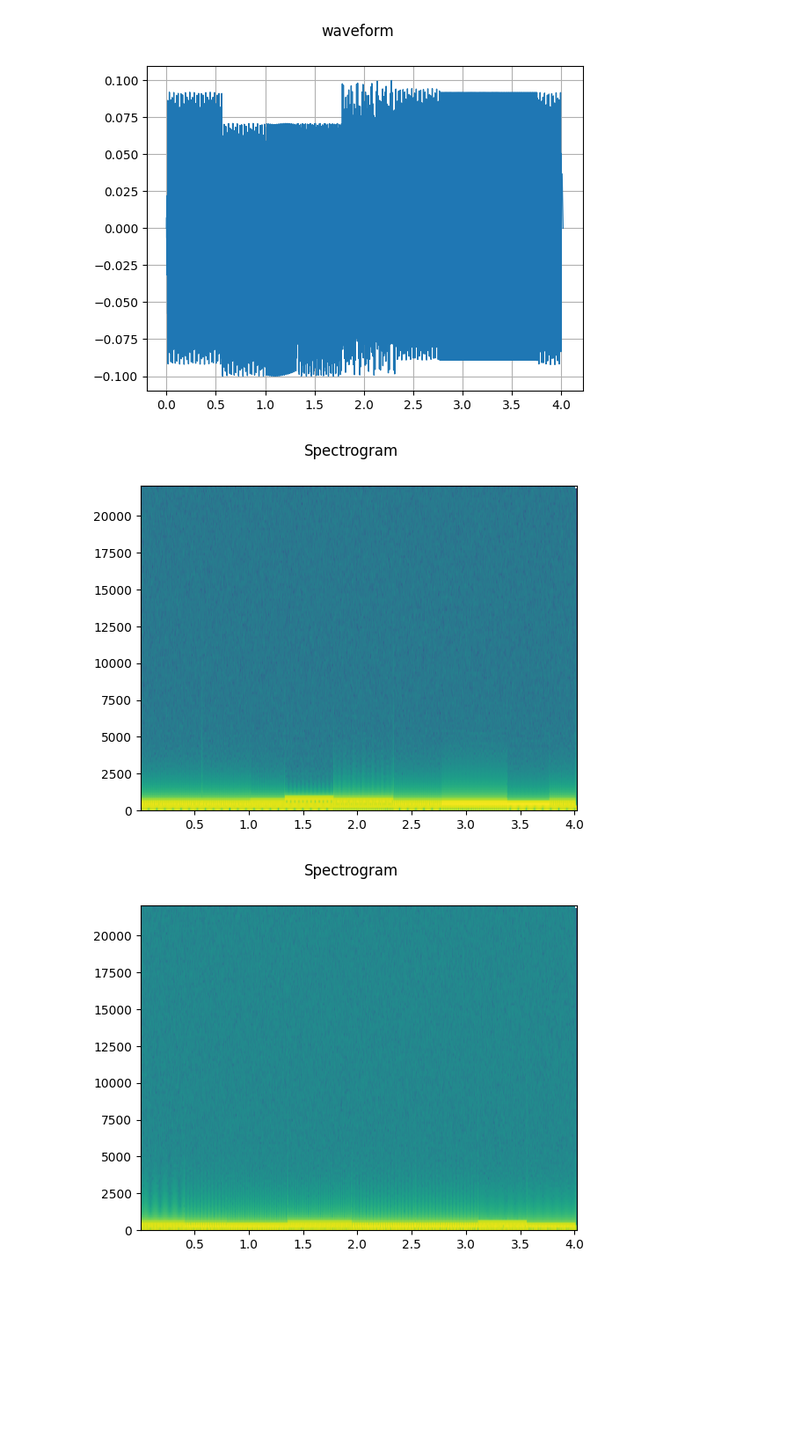
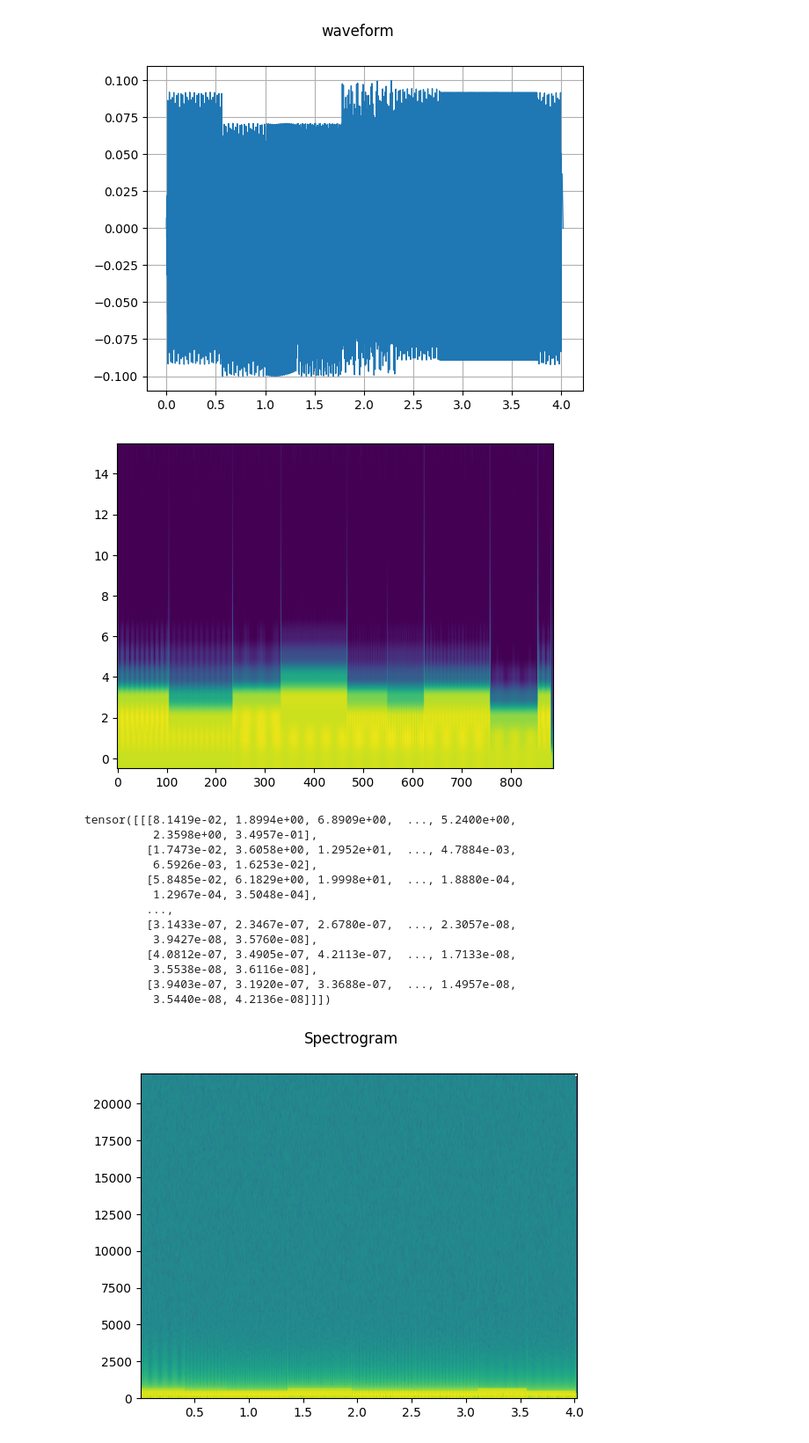
Before and after one commit to cynthpie/Synthia_melody, a Jupyter notebook: preprocessing.ipynb, the cells around one changed output. Shown at 88% size. Cells and saved outputs as stored; diff of their text form; code cells hidden in the pictures; blank space fills up the shorter version.

```diff
--- a/preprocessing.ipynb
+++ b/preprocessing.ipynb
@@ -35,26 +52,37 @@ def plot_waveform(waveform, sample_rate):
 plot_waveform(waveform, sample_rate)
 # %% [output]
 [figure]
-# %%
-def plot_specgram(waveform, sample_rate, title="Spectrogram"):
-    waveform = waveform.numpy()
-
-    num_channels, num_frames = waveform.shape
-
-    figure, axes = plt.subplots(num_channels, 1)
-    if num_channels == 1:
-        axes = [axes]
-    for c in range(num_channels):
-        axes[c].specgram(waveform[c], Fs=sample_rate)
-        if num_channels > 1:
-            axes[c].set_ylabel(f"Channel {c+1}")
-    figure.suptitle(title)
-    plt.show(block=False)
-plot_specgram(waveform, sample_rate)
-# %% [output]
-[figure, removed]
 # %%
-waveform, sample_rate = torchaudio.load("/Users/chia-hsinlin/Documents/Imperial/individual_project/msc_project/tempsnd/Test__1.wav")
+waveform, sample_rate = torchaudio.load("/Users/chia-hsinlin/Documents/Imperial/individual_project/msc_project/tempsnd/minor/test_1.wav")
+# %%
+transform = torchaudio.transforms.MelSpectrogram(sample_rate=44100, n_mels=16)
+mel_specgram = transform(waveform)
+mel_specgram
+def plot_spectrogram(specgram, title=None, ylabel="freq_bin"):
+    fig, axs = plt.subplots(1, 1)
+    #axs.set_title(title or "MelSpectrogram (db)")
+    #axs.set_ylabel(ylabel)
+    #axs.set_xlabel("frame")
+    im = axs.imshow(librosa.power_to_db(specgram), origin="lower", aspect="auto")
+    #fig.colorbar(im, ax=axs)
+    plt.show(block=False)
+plot_spectrogram(mel_specgram[0])
+print(mel_specgram)
+# %% [output]
+[figure, added]
+tensor([[[8.1419e-02, 1.8994e+00, 6.8909e+00,  ..., 5.2400e+00,
+          2.3598e+00, 3.4957e-01],
+         [1.7473e-02, 3.6058e+00, 1.2952e+01,  ..., 4.7884e-03,
+          6.5926e-03, 1.6253e-02],
+         [5.8485e-02, 6.1829e+00, 1.9998e+01,  ..., 1.8880e-04,
+          1.2967e-04, 3.5048e-04],
+         ...,
+         [3.1433e-07, 2.3467e-07, 2.6780e-07,  ..., 2.3057e-08,
+          3.9427e-08, 3.5760e-08],
+         [4.0812e-07, 3.4905e-07, 4.2113e-07,  ..., 1.7133e-08,
+          3.5538e-08, 3.6116e-08],
+         [3.9403e-07, 3.1920e-07, 3.3688e-07,  ..., 1.4957e-08,
+          3.5440e-08, 4.2136e-08]]])
 # %%
 plot_specgram(waveform, sample_rate)
 # %% [output]
```
Also changed, not shown: parts of 4 cells of this notebook.
